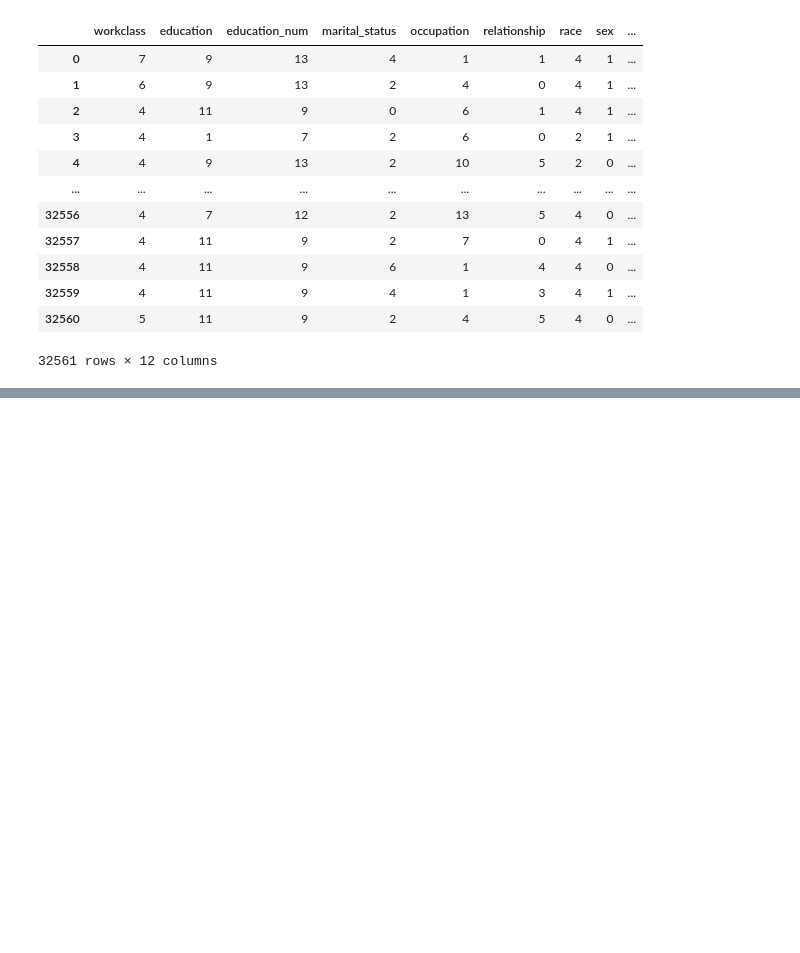
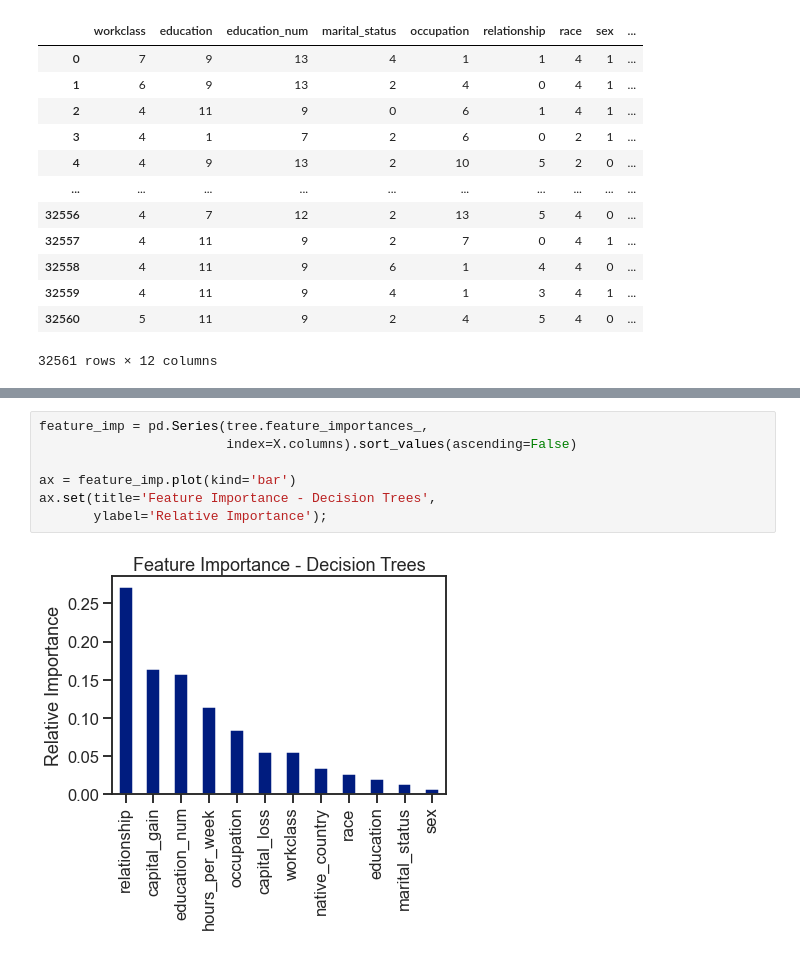
Before and after one commit to drainganggtb/FinalProject, a Jupyter notebook: Simple_Linear_Regression-Classification.ipynb, the cells around one changed output, grey strips where cells are left out. Cells and saved outputs as stored; diff of their text form; blank space fills up the shorter version.

```diff
--- a/Simple_Linear_Regression-Classification.ipynb
+++ b/Simple_Linear_Regression-Classification.ipynb
@@ -1112,0 +1329,9 @@ Upon training of the models, we will have the decision tree and random forest ac
+# %%
+feature_imp = pd.Series(tree.feature_importances_,
+                        index=X.columns).sort_values(ascending=False)
+
+ax = feature_imp.plot(kind='bar')
+ax.set(title='Feature Importance - Decision Trees',
+       ylabel='Relative Importance');
+# %% [output]
+[figure, added]
```
Also changed, not shown: parts of 60 cells of this notebook, 51 other files.
